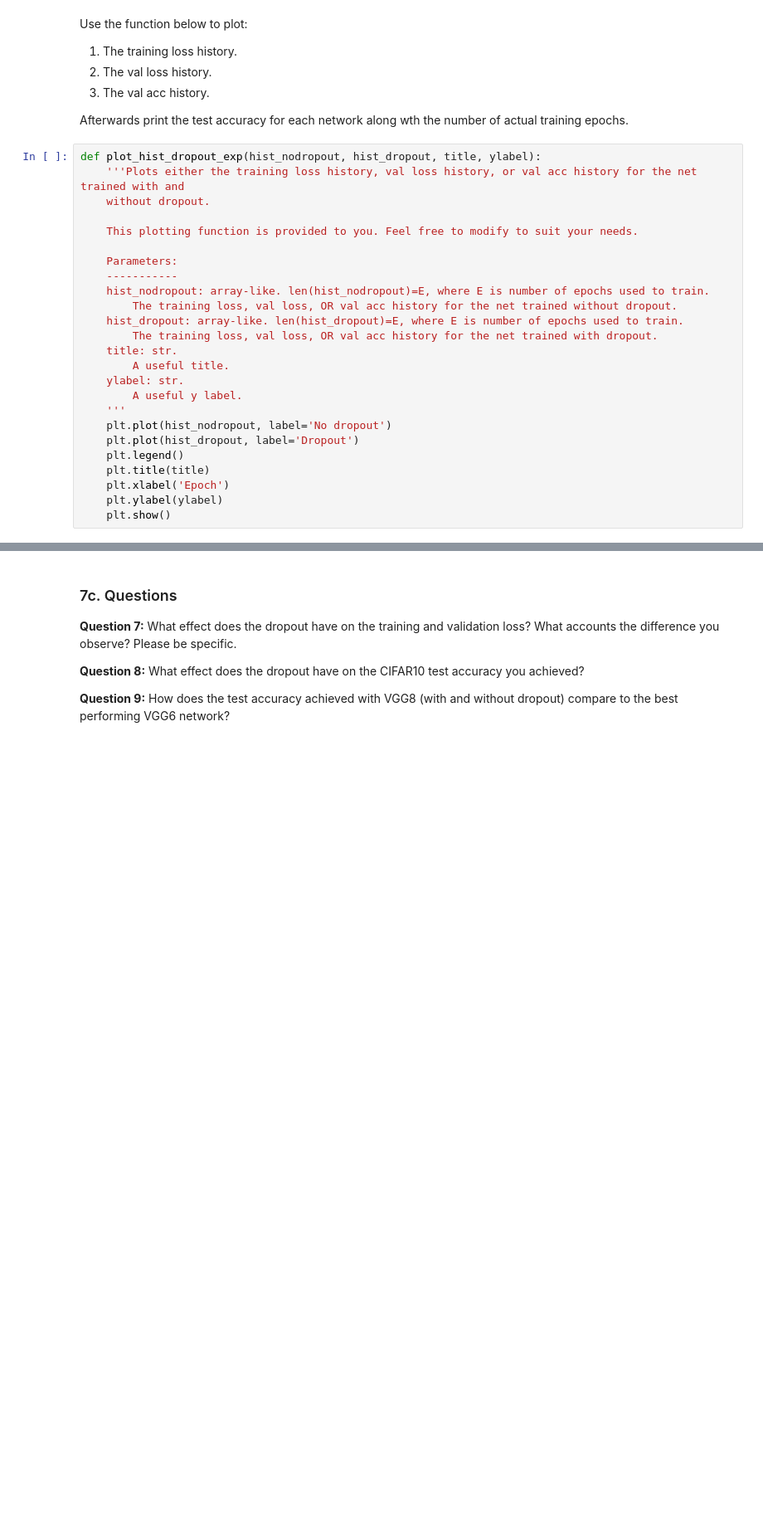
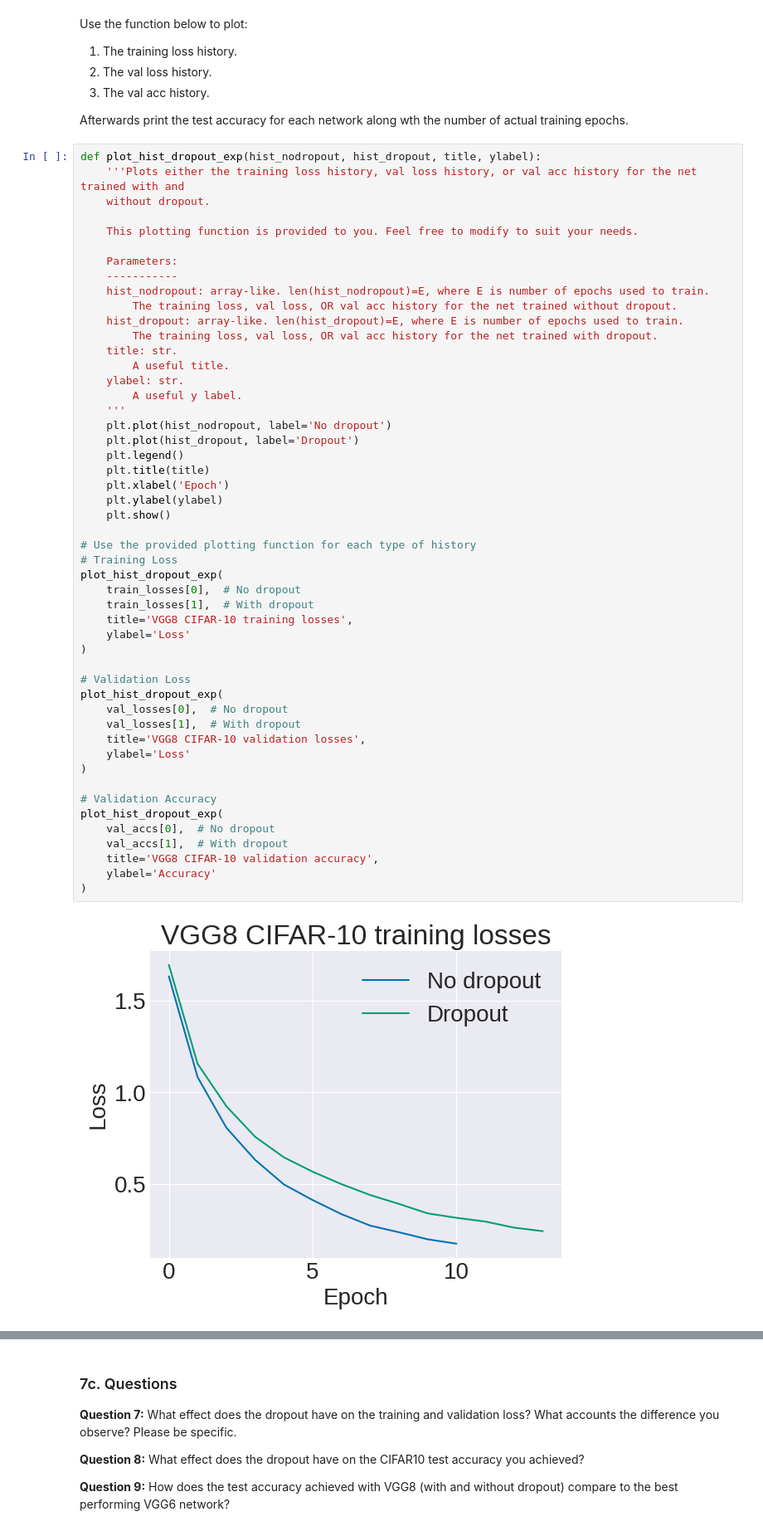
Before and after one commit to derekhessinger/CS444-project-1, a Jupyter notebook: vgg8.ipynb, the cells around one changed output, grey strips where cells are left out. Shown at 83% size. Drawn from its saved outputs; the diff is of its cells as text; blank space fills up the shorter version.

```diff
--- a/vgg8.ipynb
+++ b/vgg8.ipynb
@@ -400,25 +620,52 @@ Afterwards print the test accuracy for each network along wth the number of actu
 # %%
 def plot_hist_dropout_exp(hist_nodropout, hist_dropout, title, ylabel):
     '''Plots either the training loss history, val loss history, or val acc history for the net trained with and
     without dropout.
 
     This plotting function is provided to you. Feel free to modify to suit your needs.
 
     Parameters:
     -----------
     hist_nodropout: array-like. len(hist_nodropout)=E, where E is number of epochs used to train.
         The training loss, val loss, OR val acc history for the net trained without dropout.
     hist_dropout: array-like. len(hist_dropout)=E, where E is number of epochs used to train.
         The training loss, val loss, OR val acc history for the net trained with dropout.
     title: str.
         A useful title.
     ylabel: str.
         A useful y label.
     '''
     plt.plot(hist_nodropout, label='No dropout')
     plt.plot(hist_dropout, label='Dropout')
     plt.legend()
     plt.title(title)
     plt.xlabel('Epoch')
     plt.ylabel(ylabel)
     plt.show()
+
+# Use the provided plotting function for each type of history
+# Training Loss
+plot_hist_dropout_exp(
+    train_losses[0],  # No dropout
+    train_losses[1],  # With dropout
+    title='VGG8 CIFAR-10 training losses',
+    ylabel='Loss'
+)
+
+# Validation Loss
+plot_hist_dropout_exp(
+    val_losses[0],  # No dropout
+    val_losses[1],  # With dropout
+    title='VGG8 CIFAR-10 validation losses',
+    ylabel='Loss'
+)
+
+# Validation Accuracy
+plot_hist_dropout_exp(
+    val_accs[0],  # No dropout
+    val_accs[1],  # With dropout
+    title='VGG8 CIFAR-10 validation accuracy',
+    ylabel='Accuracy'
+)
+# %% [output]
+[figure, added]
```
Also changed, not shown: parts of 12 cells of this notebook, 6 other files.
